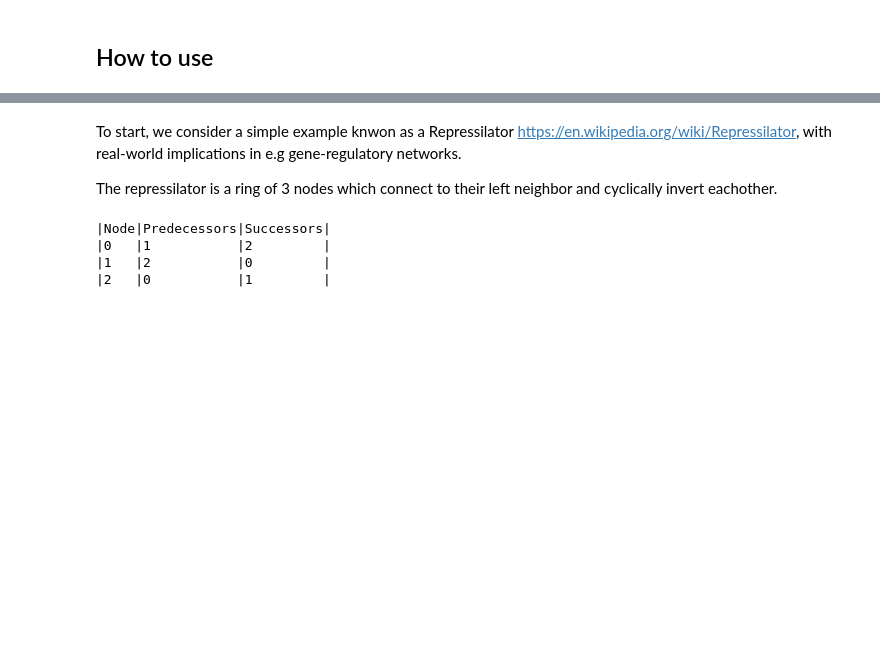
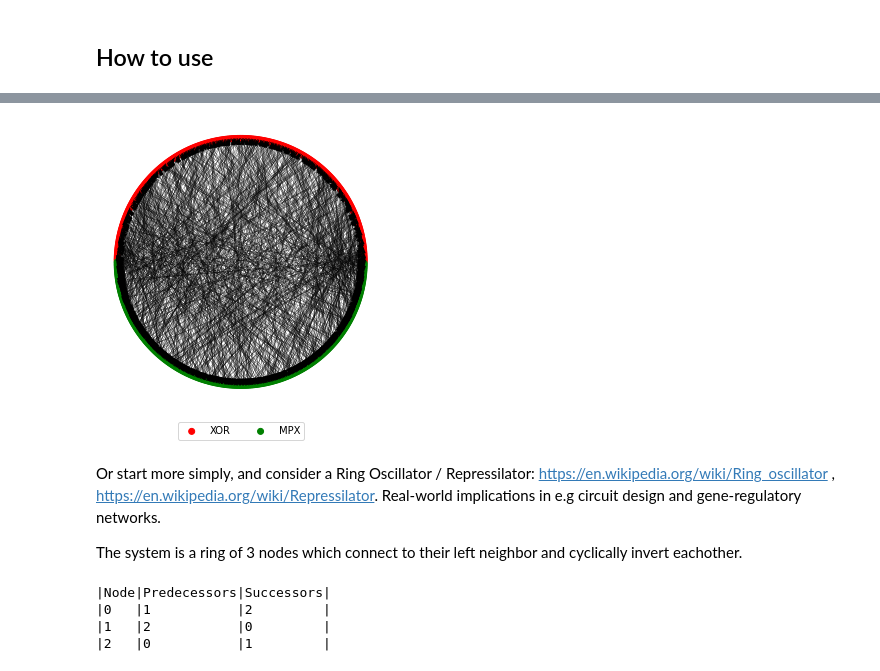
Before and after one commit to Noeloikeau/networkm, a Jupyter notebook: index.ipynb, the cells around one changed output, grey strips where cells are left out. Cells and saved outputs as stored; diff of their text form; code cells hidden in the pictures; blank space fills up the shorter version.

```diff
--- a/index.ipynb
+++ b/index.ipynb
@@ -24,7 +35,11 @@ where tau is a time-constant, f is a logical function, y are the nodes flowing i
+# %%
+bne[0].plot_graph(layout=nx.circular_layout,layout_kwargs={})
+# %% [output]
+[figure, added]
 # %% [markdown]
-To start, we consider a simple example knwon as a Repressilator https://en.wikipedia.org/wiki/Repressilator, with real-world implications in e.g gene-regulatory networks.
+Or start more simply, and consider a Ring Oscillator / Repressilator: https://en.wikipedia.org/wiki/Ring_oscillator , https://en.wikipedia.org/wiki/Repressilator. Real-world implications in e.g circuit design and gene-regulatory networks.
 
-The repressilator is a ring of 3 nodes which connect to their left neighbor and cyclically invert eachother.
+The system is a ring of 3 nodes which connect to their left neighbor and cyclically invert eachother.
 # %%
 g=ring(N=3,left=True,right=False,loop=False)
 print_graph(g)
```
Also changed, not shown: parts of 13 cells of this notebook, 36 other files.
